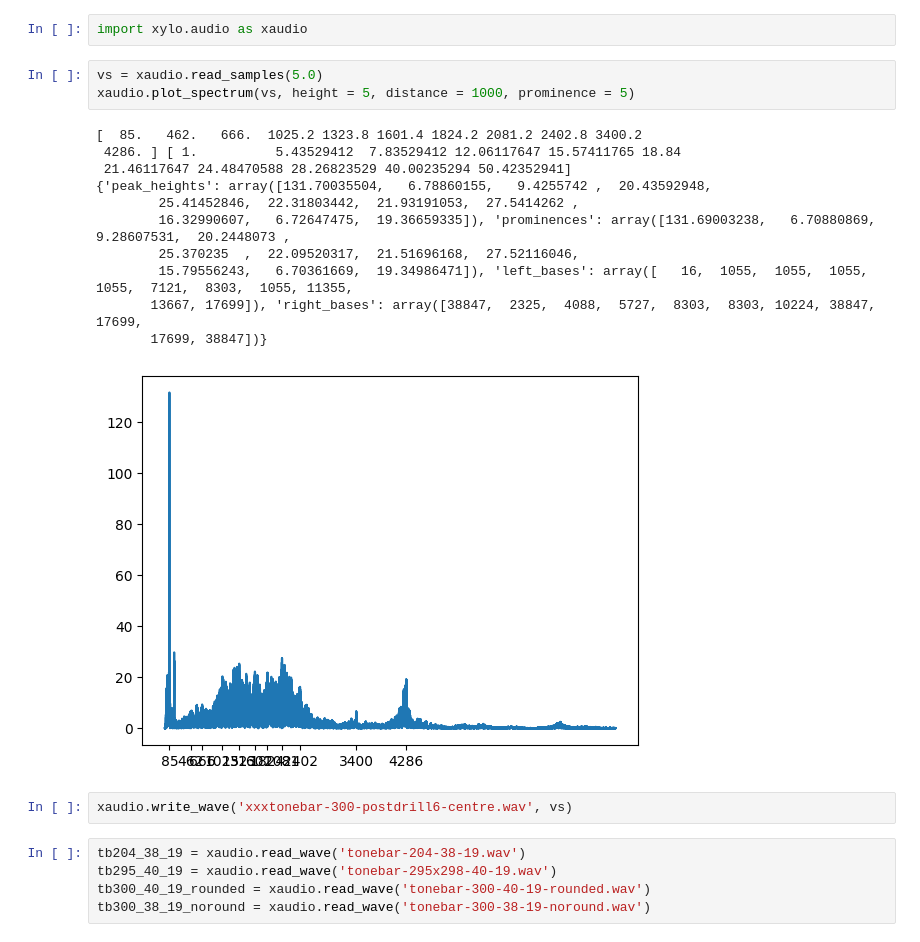
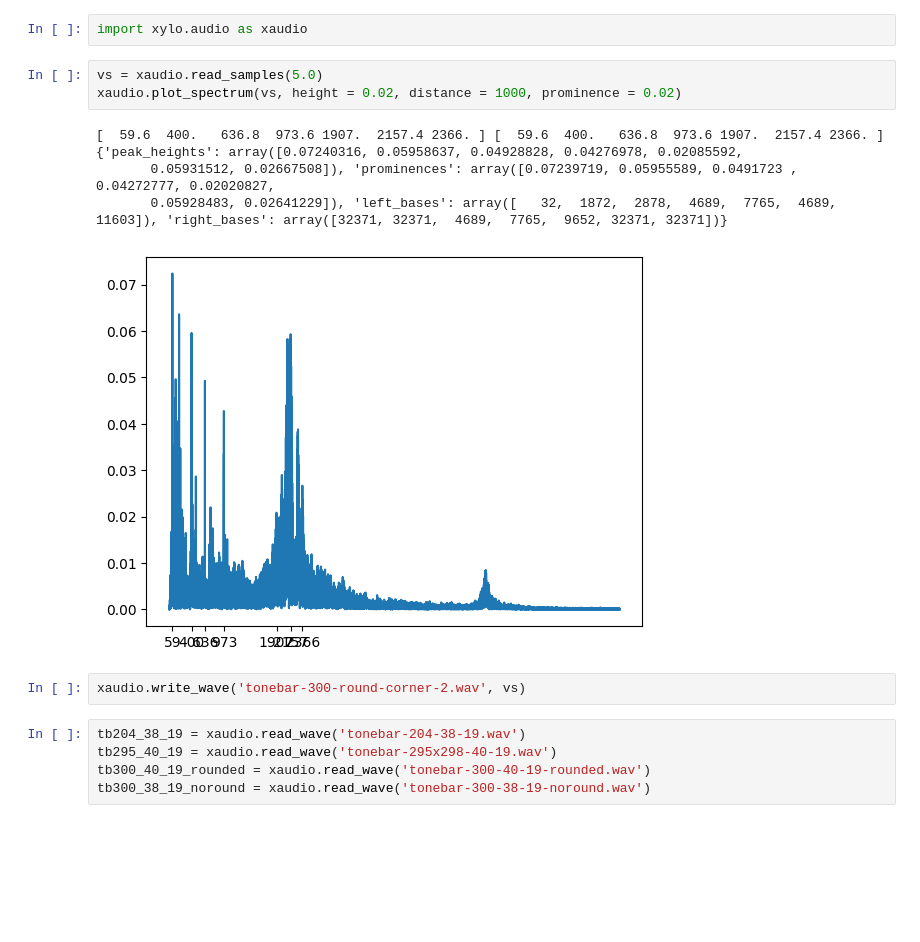
Before and after one commit to amosr/xylo, a Jupyter notebook: py/audio.ipynb, the cells around one changed output. Cells and saved outputs as stored; diff of their text form; blank space fills up the shorter version.

```diff
--- a/py/audio.ipynb
+++ b/py/audio.ipynb
@@ -14,21 +14,15 @@ import os
 import xylo.audio as xaudio
 # %%
 vs = xaudio.read_samples(5.0)
-xaudio.plot_spectrum(vs, height = 5, distance = 1000, prominence = 5)
+xaudio.plot_spectrum(vs, height = 0.02, distance = 1000, prominence = 0.02)
 # %% [output]
-[  85.   462.   666.  1025.2 1323.8 1601.4 1824.2 2081.2 2402.8 3400.2
- 4286. ] [ 1.          5.43529412  7.83529412 12.06117647 15.57411765 18.84
- 21.46117647 24.48470588 28.26823529 40.00235294 50.42352941]
-{'peak_heights': array([131.70035504,   6.78860155,   9.4255742 ,  20.43592948,
-        25.41452846,  22.31803442,  21.93191053,  27.5414262 ,
-        16.32990607,   6.72647475,  19.36659335]), 'prominences': array([131.69003238,   6.70880869,   9.28607531,  20.2448073 ,
-        25.370235  ,  22.09520317,  21.51696168,  27.52116046,
-        15.79556243,   6.70361669,  19.34986471]), 'left_bases': array([   16,  1055,  1055,  1055,  1055,  7121,  8303,  1055, 11355,
-       13667, 17699]), 'right_bases': array([38847,  2325,  4088,  5727,  8303,  8303, 10224, 38847, 17699,
-       17699, 38847])}
+[  59.6  400.   636.8  973.6 1907.  2157.4 2366. ] [  59.6  400.   636.8  973.6 1907.  2157.4 2366. ]
+{'peak_heights': array([0.07240316, 0.05958637, 0.04928828, 0.04276978, 0.02085592,
+       0.05931512, 0.02667508]), 'prominences': array([0.07239719, 0.05955589, 0.0491723 , 0.04272777, 0.02020827,
+       0.05928483, 0.02641229]), 'left_bases': array([   32,  1872,  2878,  4689,  7765,  4689, 11603]), 'right_bases': array([32371, 32371,  4689,  7765,  9652, 32371, 32371])}
-[figure, old version]
+[figure, new version]
 # %%
-xaudio.write_wave('xxxtonebar-300-postdrill6-centre.wav', vs)
+xaudio.write_wave('tonebar-300-round-corner-2.wav', vs)
 # %%
 tb204_38_19 = xaudio.read_wave('tonebar-204-38-19.wav')
 tb295_40_19 = xaudio.read_wave('tonebar-295x298-40-19.wav')
```
Also changed, not shown: parts of 1 cell of this notebook, 8 other files.
